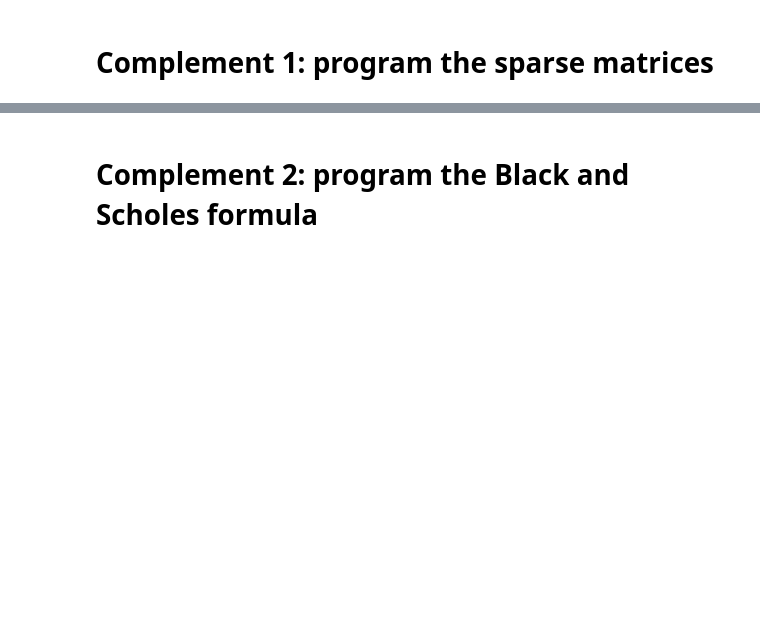
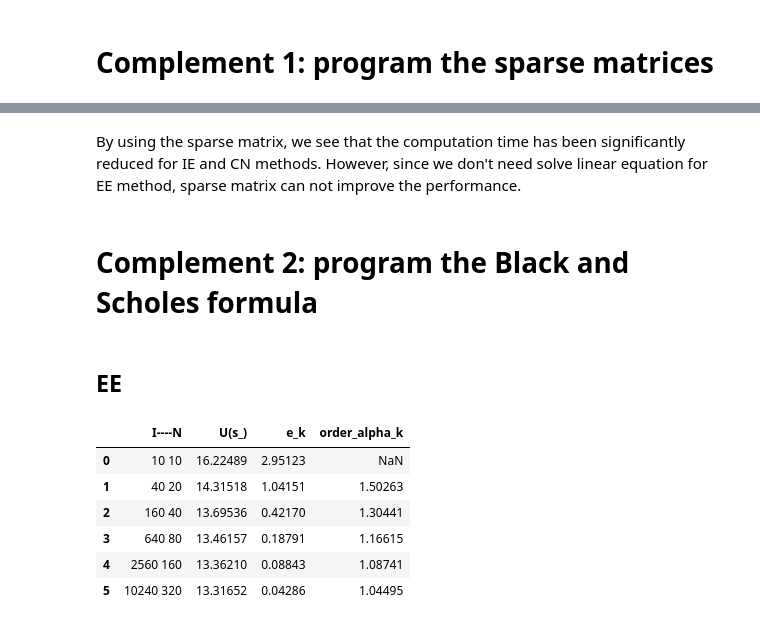
Before and after one commit to SHAO-Nuoya/EDP-in-Finance, a Jupyter notebook: TP1.ipynb, the cells around one changed output, grey strips where cells are left out. Drawn from its saved outputs; the diff is of its cells as text; code cells hidden in the pictures; blank space fills up the shorter version.

```diff
--- a/TP1.ipynb
+++ b/TP1.ipynb
@@ -207,12 +210,13 @@ def P1(s_bar, bs, method):
     U = bs.get_price(method)
 
     for i in range(len(bs.S)):
-        if bs.S[i]<=s_bar and bs.S[i+1]>=s_bar:
+        if bs.S[i] <= s_bar and bs.S[i + 1] >= s_bar:
             index = i
             break
     s_i = bs.S[index]
-    s_ii = bs.S[index+1]
-    P1_S = (s_ii-s_bar)*U[index]/bs.h + (s_bar-s_i)*U[index+1]/bs.h
+    s_ii = bs.S[index + 1]
+    P1_S = (s_ii - s_bar) * U[index] / bs.h + (s_bar - s_i) * U[index +
+                                                                1] / bs.h
 
     return P1_S[0]
 # %%
@@ -605,2 +621,48 @@ ValueError: cannot reshape array of size 10000 into shape (100,1)
+# %% [markdown]
+By using the sparse matrix, we see that the computation time has been significantly reduced for IE and CN methods.
+However, since we don't need solve linear equation for EE method, sparse matrix can not improve the performance.
 # %% [markdown]
 # Complement 2: program the Black and Scholes formula
+# %%
+def get_d1(S, K, sigma, r, t):
+    return (np.log(S/K)+(r+sigma**2/2)*t)/np.sqrt(sigma**2*t)
+
+def BS_theo(S, K, sigma, r, t):
+    d1 = get_d1(S, K, sigma, r, t)
+    d2 = d1-sigma*np.sqrt(t)
+    return K*np.exp(-r*t)*norm.cdf(-d2)-S*norm.cdf(-d1)
+# %% [markdown]
+## EE
+# %%
+Is = [10, 20, 40, 80, 160, 320]
+s_ = 80
+hs = []
+
+dictionary = dic()
+dictionary['order_alpha_k'].append(None)
+
+for i in range(len(Is)):
+    I = Is[i]
+    N = I**2 // 10
+    bs = BS(N=N, I=I)
+    U_s = P1(s_, bs, 'EE')
+    hs.append(bs.h)
+    dictionary['I----N'].append('{} {}'.format(N, I))
+    dictionary['U(s_)'].append(U_s)
+    dictionary['e_k'].append(dictionary['U(s_)'][i] - BS_theo(s_, bs.K, bs.sigma, bs.r, bs.T))
+    if i > 0:
+        e_k_1, e_k = dictionary['e_k'][i - 1:i + 1]
+        h_k_1, h_k = hs[i - 1:i + 1]
+        dictionary['order_alpha_k'].append(
+            get_order_alpha(e_k_1, e_k, h_k_1, h_k))
+
+df = pd.DataFrame.from_dict(dictionary)
+df.round(5)
+# %% [output]
+|  | I----N | U(s_) | e_k | order_alpha_k |
+| 0 | 10 10 | 16.22489 | 2.95123 | NaN |
+| 1 | 40 20 | 14.31518 | 1.04151 | 1.50263 |
+| 2 | 160 40 | 13.69536 | 0.42170 | 1.30441 |
+| 3 | 640 80 | 13.46157 | 0.18791 | 1.16615 |
+| 4 | 2560 160 | 13.36210 | 0.08843 | 1.08741 |
+| 5 | 10240 320 | 13.31652 | 0.04286 | 1.04495 |
```
Also changed, not shown: parts of 19 cells of this notebook.
